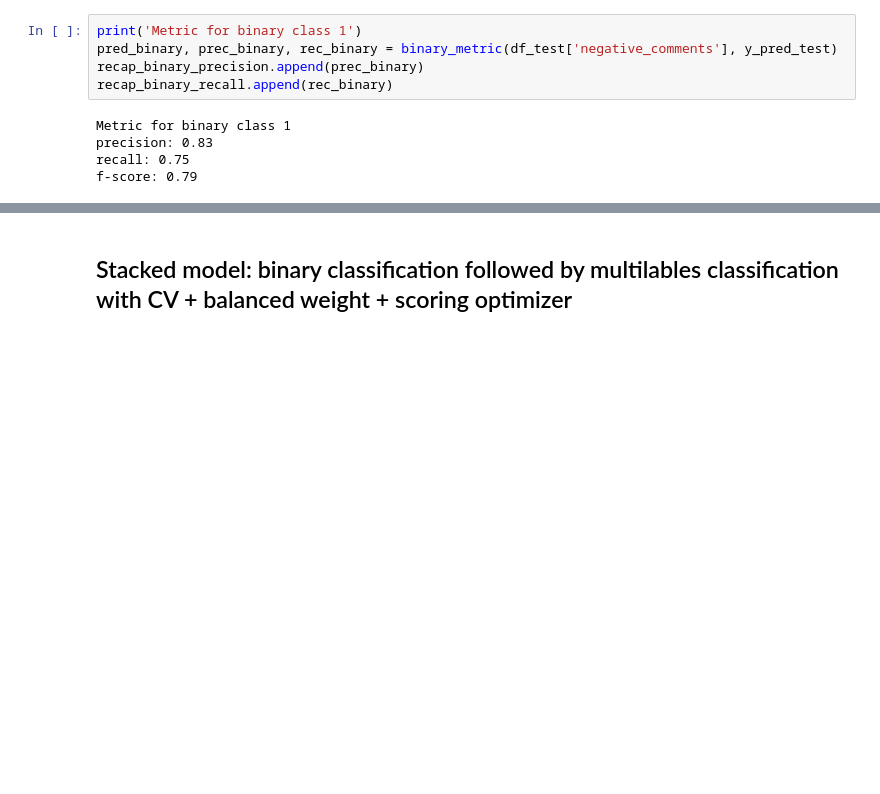
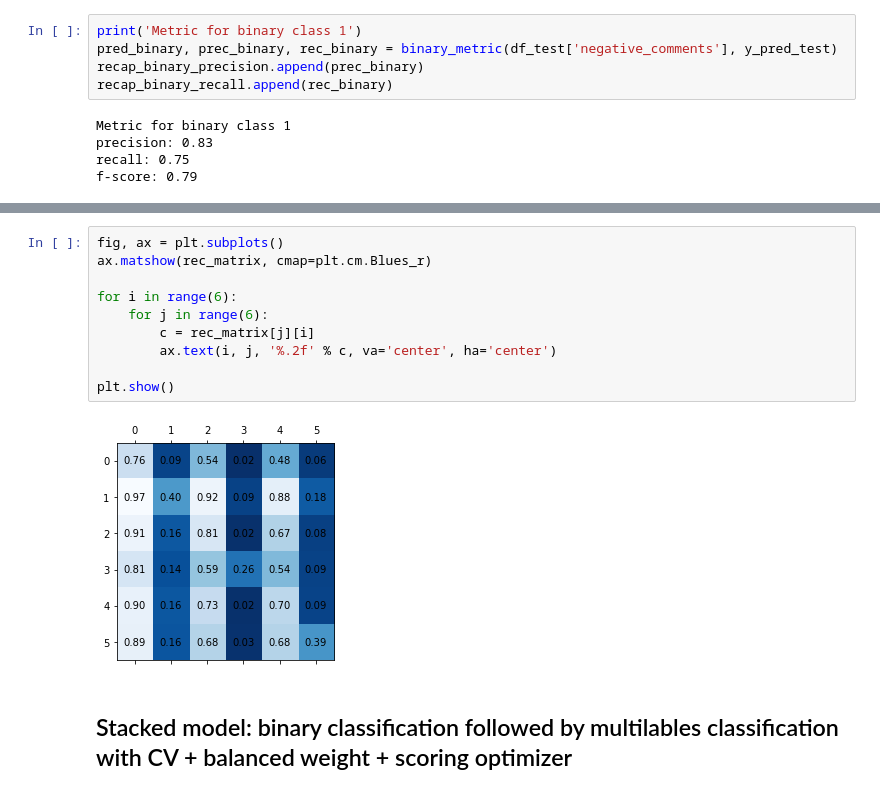
Before and after one commit to dyasutomo/ToxCom, a Jupyter notebook: prototype-logres.ipynb, the cells around one changed output, grey strips where cells are left out. Drawn from its saved outputs; the diff is of its cells as text; blank space fills up the shorter version.

```diff
--- a/prototype-logres.ipynb
+++ b/prototype-logres.ipynb
@@ -371,3 +432,15 @@ f-score: 0.79
+# %%
+fig, ax = plt.subplots()
+ax.matshow(rec_matrix, cmap=plt.cm.Blues_r)
+
+for i in range(6):
+    for j in range(6):
+        c = rec_matrix[j][i]
+        ax.text(i, j, '%.2f' % c, va='center', ha='center')
+
+plt.show()
+# %% [output]
+[figure, added]
 # %% [markdown]
 ## Stacked model: binary classification followed by multilables classification with CV + balanced weight + scoring optimizer
 # %% [markdown]
```
Also changed, not shown: parts of 43 cells of this notebook, 11 other files.
